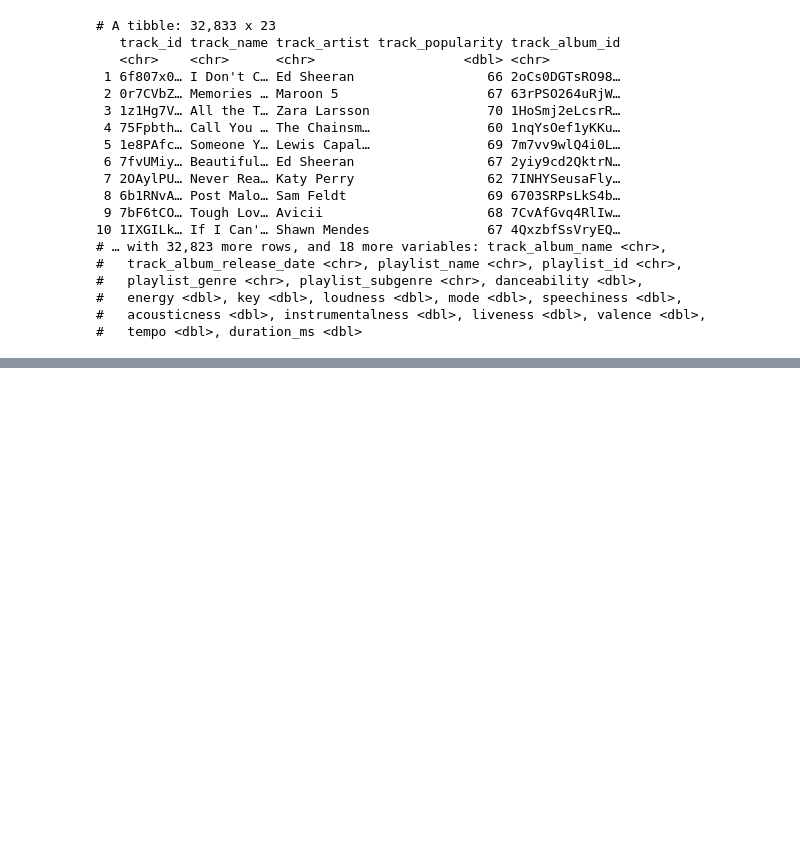
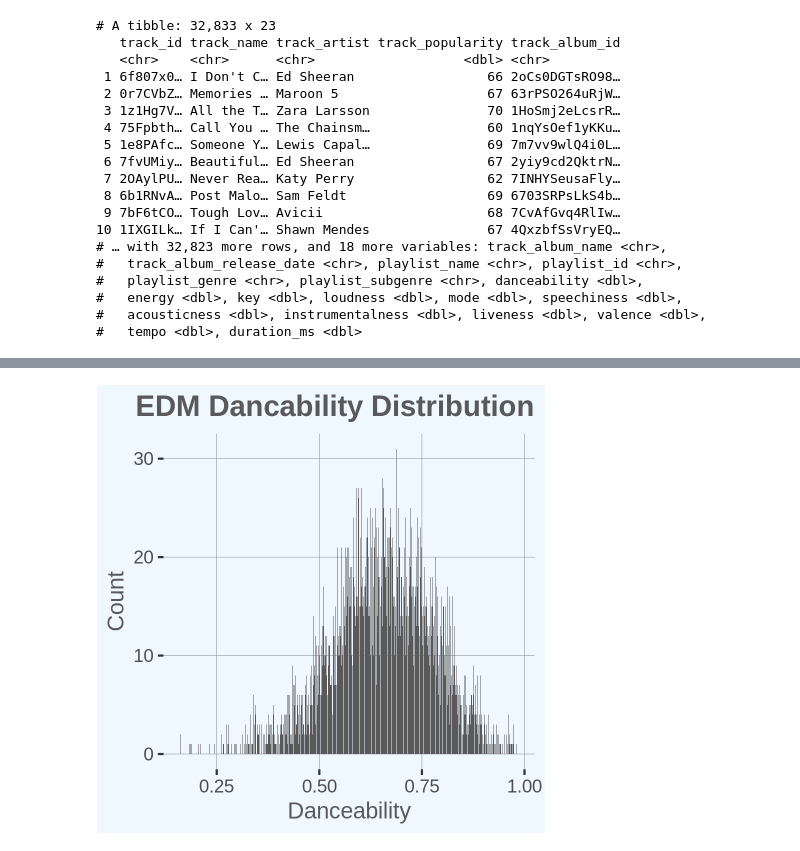
Before and after one commit to swhite16/BIOS512, a Jupyter notebook: BIOS_512 Final Project.ipynb, the cells around one changed output, grey strips where cells are left out. Saved outputs shown, nothing was run; the diff lists cells and outputs as text; code cells hidden in the pictures; blank space fills up the shorter version.

```diff
--- a/BIOS_512 Final Project.ipynb
+++ b/BIOS_512 Final Project.ipynb
@@ -180,0 +136,18 @@ p3
+# %%
+options(repr.plot.width = 3, repr.plot.height = 3, repr.plot.res = 300)
+p4 = ggplot(edm, aes(x = danceability))
+p4 = p4 + geom_bar()
+p4 = p4 + scale_color_brewer(palette = "Paired")
+p4 = p4 + labs(x = 'Danceability', y = 'Count') + theme(legend.position = 'none')
+p4 = p4 + labs(title = "EDM Dancability Distribution") + theme(plot.title = element_text(color="gray35", size=14, face="bold"),
+                                                               axis.title = element_text(color='gray35'))
+p4 = p4 + theme(plot.background = element_rect(fill = "aliceblue"),
+                panel.background = element_rect(fill = "aliceblue"))
+p4 = p4 + theme(panel.border = element_blank(),
+                panel.grid.major = element_line(size = 0.1, linetype = 'solid', colour = "slategray"),
+                panel.grid.minor = element_blank(),
+                axis.line = element_blank(),
+                plot.title = element_text(hjust=1))
+p4
+# %% [output]
+[figure, added]
```
Also changed, not shown: parts of 22 cells of this notebook.
